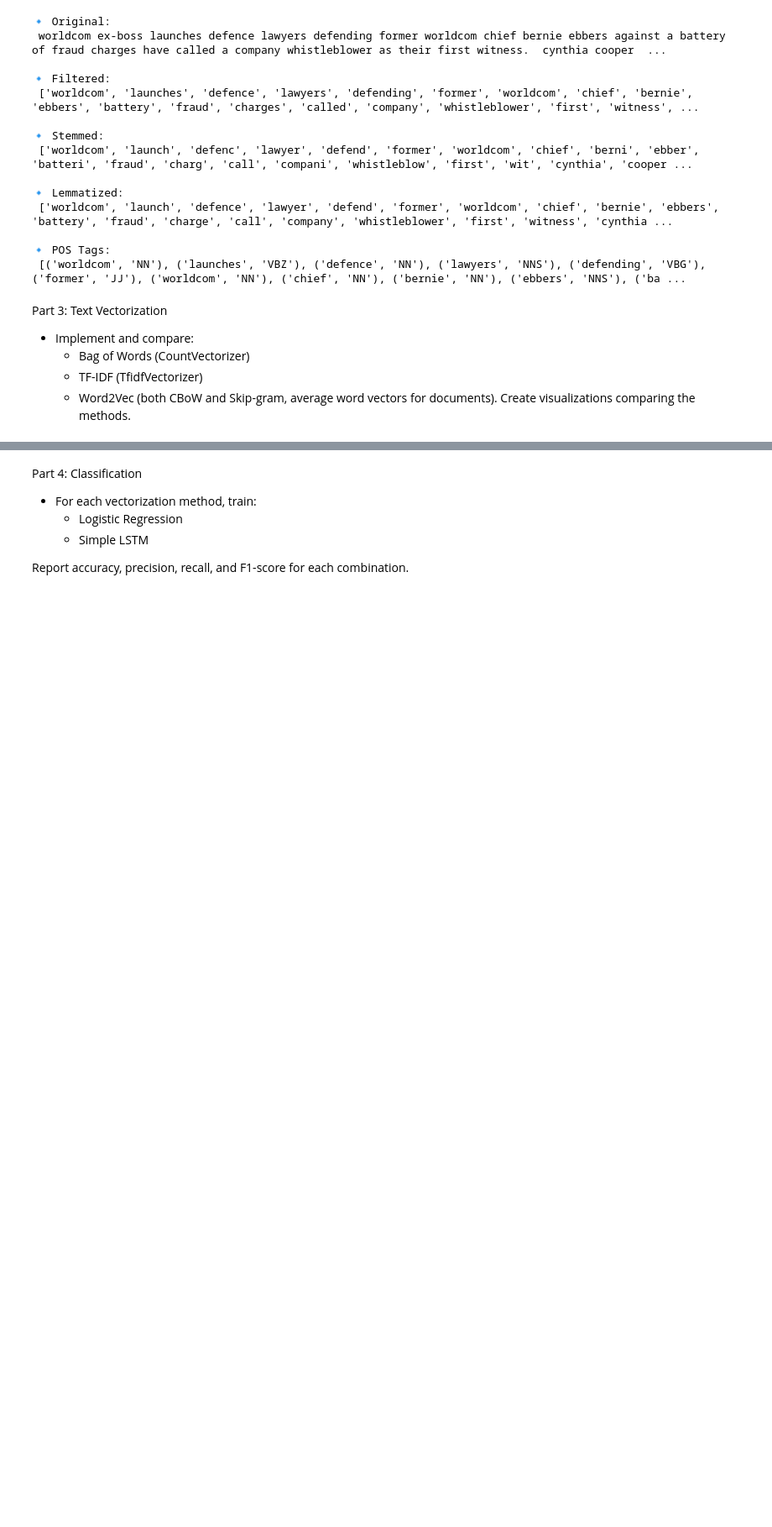
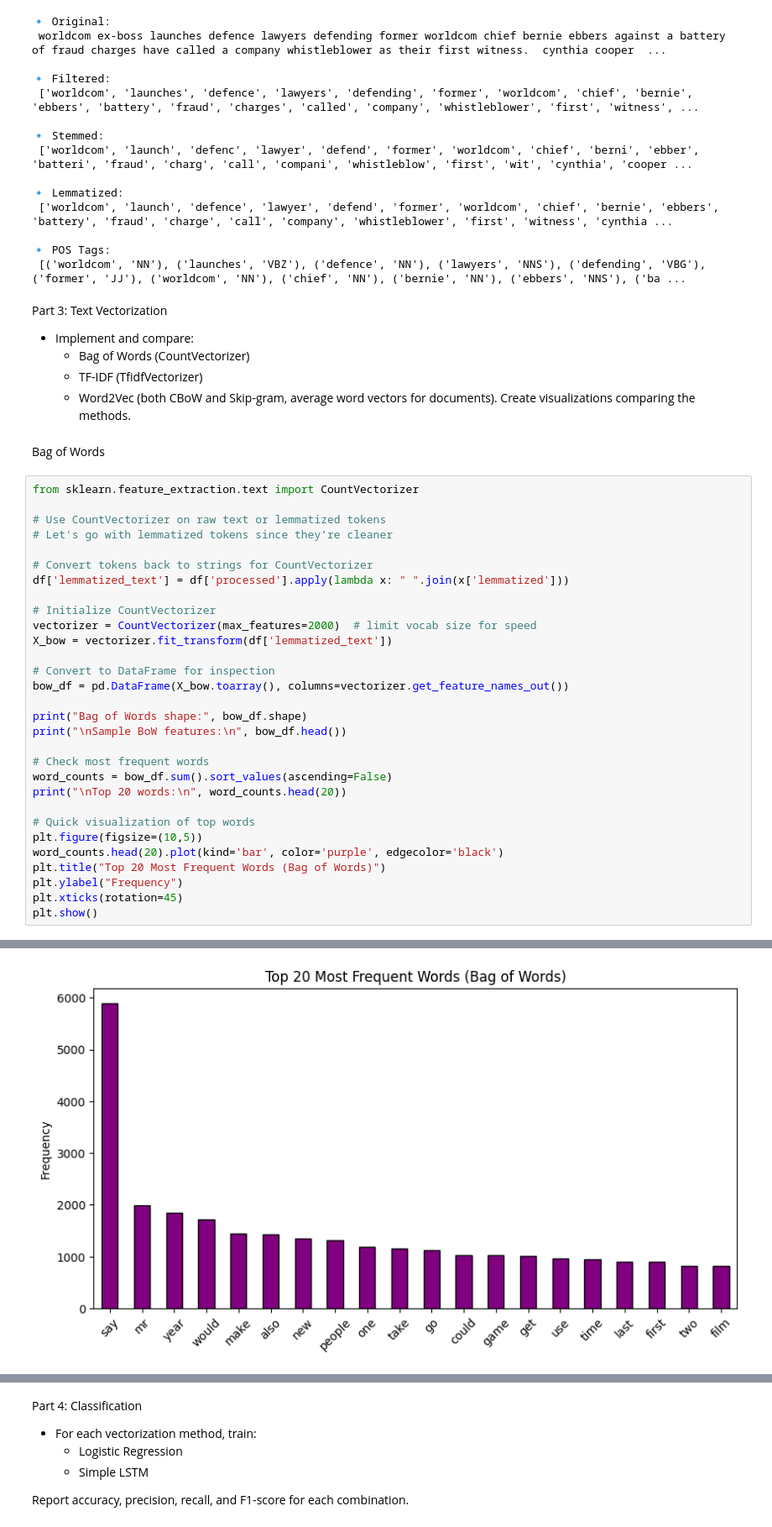
Before and after one commit to Mosizamani/AAI-520, a Jupyter notebook: AAI-520-otherfiles/Assignments/Module1-assignment1.1/AAI-520-module1-assignment1.1.ipynb, the cells around one changed output, grey strips where cells are left out. Shown at 84% size. Cells and saved outputs as stored; diff of their text form; blank space fills up the shorter version.

```diff
--- a/AAI-520-otherfiles/Assignments/Module1-assignment1.1/AAI-520-module1-assignment1.1.ipynb
+++ b/AAI-520-otherfiles/Assignments/Module1-assignment1.1/AAI-520-module1-assignment1.1.ipynb
@@ -284,3 +271,36 @@ Part 3: Text Vectorization
     - Bag of Words (CountVectorizer)
     - TF-IDF (TfidfVectorizer)
     - Word2Vec (both CBoW and Skip-gram, average word vectors for documents). Create visualizations comparing the methods.
+# %% [markdown]
+Bag of Words
+# %%
+from sklearn.feature_extraction.text import CountVectorizer
+
+# Use CountVectorizer on raw text or lemmatized tokens
+# Let's go with lemmatized tokens since they’re cleaner
+
+# Convert tokens back to strings for CountVectorizer
+df['lemmatized_text'] = df['processed'].apply(lambda x: " ".join(x['lemmatized']))
+
+# Initialize CountVectorizer
+vectorizer = CountVectorizer(max_features=2000)  # limit vocab size for speed
+X_bow = vectorizer.fit_transform(df['lemmatized_text'])
+
+# Convert to DataFrame for inspection
+bow_df = pd.DataFrame(X_bow.toarray(), columns=vectorizer.get_feature_names_out())
+
+print("Bag of Words shape:", bow_df.shape)
+print("\nSample BoW features:\n", bow_df.head())
+
+# Check most frequent words
+word_counts = bow_df.sum().sort_values(ascending=False)
+print("\nTop 20 words:\n", word_counts.head(20))
+
+# Quick visualization of top words
+plt.figure(figsize=(10,5))
+word_counts.head(20).plot(kind='bar', color='purple', edgecolor='black')
+plt.title("Top 20 Most Frequent Words (Bag of Words)")
+plt.ylabel("Frequency")
+plt.xticks(rotation=45)
+plt.show()
+# %% [output]
@@ -286,0 +324 @@ Part 3: Text Vectorization
+[figure, added]
```
Also changed, not shown: parts of 28 cells of this notebook.
